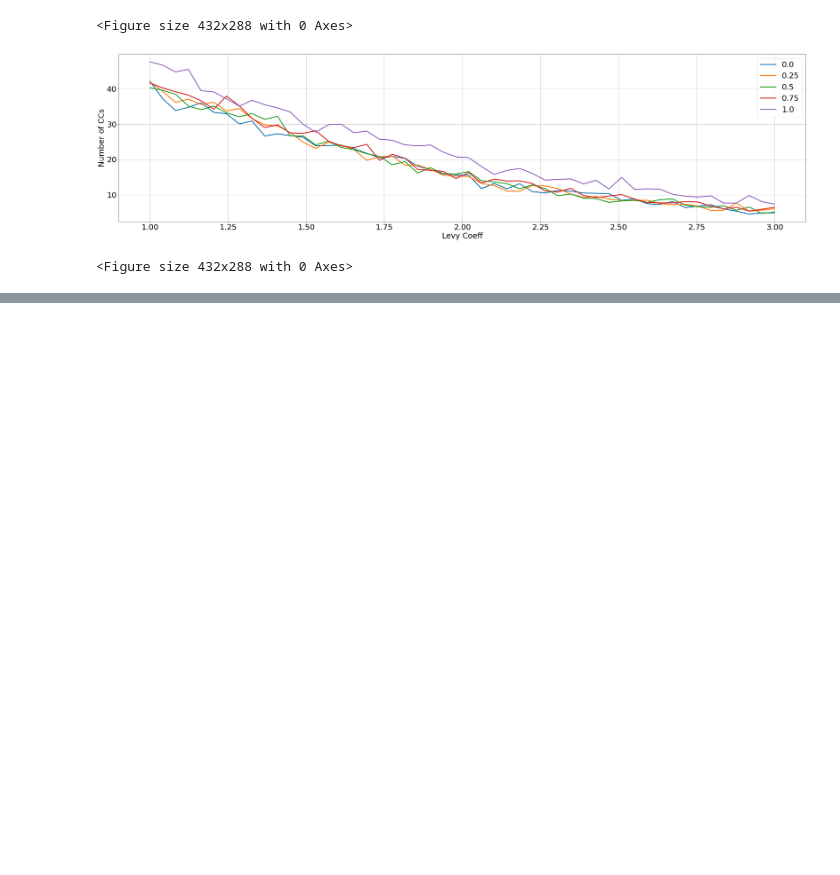
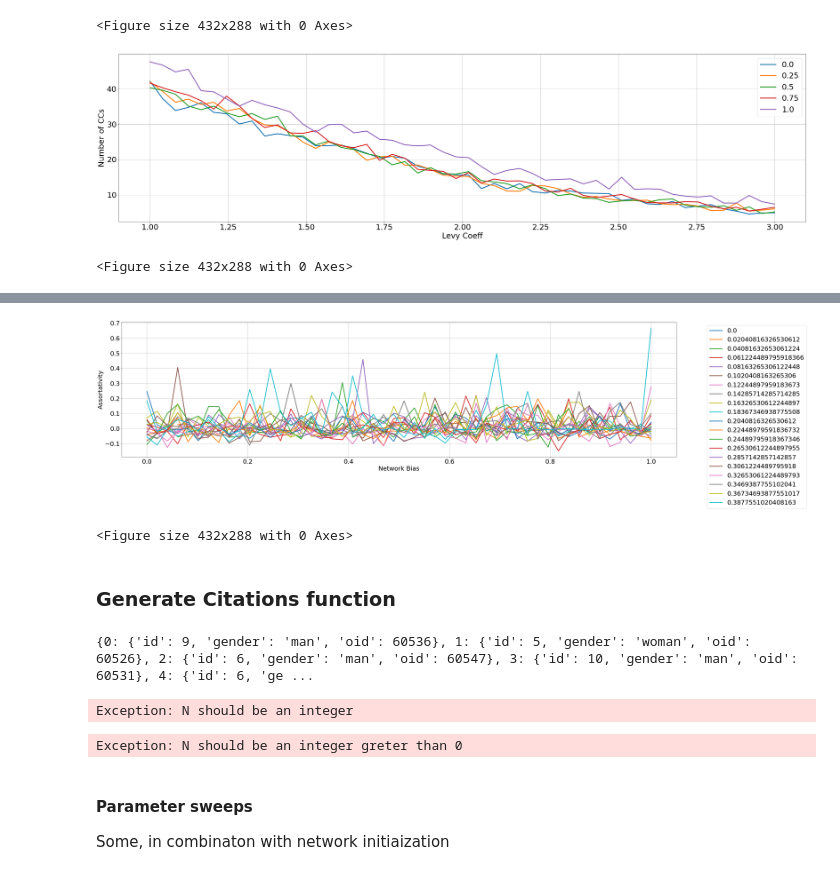
Before and after one commit to jastiso/modeling_citations, a Jupyter notebook: scripts/class_fn_test.ipynb, the cells around one changed output, grey strips where cells are left out. Drawn from its saved outputs; the diff is of its cells as text; code cells hidden in the pictures; blank space fills up the shorter version.

Commit message:
added bias to get_cites feature

```diff
--- a/scripts/class_fn_test.ipynb
+++ b/scripts/class_fn_test.ipynb
@@ -531,0 +622,60 @@ plt.draw()
+# %%
+# assortativity
+# gender proportion based on bias parameter
+nSim = 20
+net_biases = np.linspace(0.,1.,50)
+n = 100
+
+def test_gender_prop(b,nSim,g,node_2_gender,n):
+    props = np.zeros((nSim,1))
+    a = Author(b,.5,.5,.5,'w')
+    for j in range(nSim):
+        a.init_network(g, node_2_gender, n)
+        idx = [1 if v['gender'] == 'woman' else 0 for v in a.network.vs()]
+        props[j,] = a.network.assortativity(idx,directed=False)
+    return props
+
+
+genderProps = Parallel(n_jobs=1)(
+    delayed(test_gender_prop)(b,nSim,g,node_2_gender,n)
+    for b in tqdm(net_biases)
+)
+# %%
+plt.rcParams.update({'font.size': 25})
+plt.figure(figsize=(40,10))
+plt.plot(net_biases, np.reshape(genderProps, (nSim, len(net_biases))).T, linewidth=3.0)
+plt.ylabel('Assortativity')
+plt.xlabel('Network Bias')
+
+plt.legend(net_biases,bbox_to_anchor=(1.05, 1))
+plt.grid(True)
+plt.show()
+plt.draw()
+# %% [output]
+[figure, added]
+<Figure size 432x288 with 0 Axes>
+# %% [markdown]
+### Generate Citations function
+# %%
+# these should run smoothly
+a = Author(0.5,0.5,0.5,0.5)
+a.init_network(g,node_2_gender,50)
+a.get_cites(1)
+a.get_cites(500)
+bib = a.get_cites(10)
+print(bib)
+# %% [output]
+{0: {'id': 9, 'gender': 'man', 'oid': 60536}, 1: {'id': 5, 'gender': 'woman', 'oid': 60526}, 2: {'id': 6, 'gender': 'man', 'oid': 60547}, 3: {'id': 10, 'gender': 'man', 'oid': 60531}, 4: {'id': 6, 'ge ...
+# %%
+# should throw error
+a.get_cites(1.2)
+# %% [output]
+Exception: N should be an integer
+# %%
+# should throw error
+a.get_cites(-4)
+# %% [output]
+Exception: N should be an integer greter than 0
+# %% [markdown]
+#### Parameter sweeps
+Some, in combinaton with network initiaization
```
Also changed, not shown: parts of 10 cells of this notebook.
